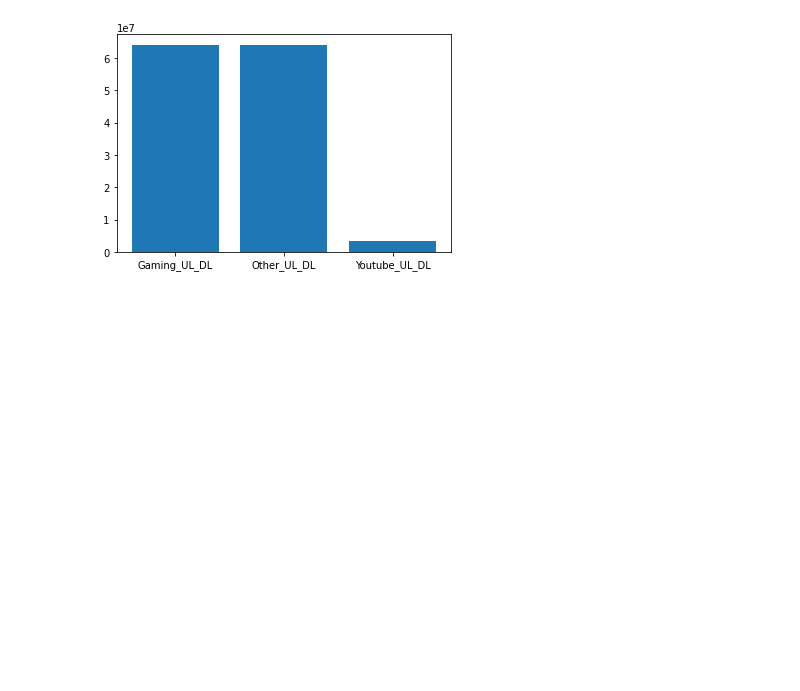
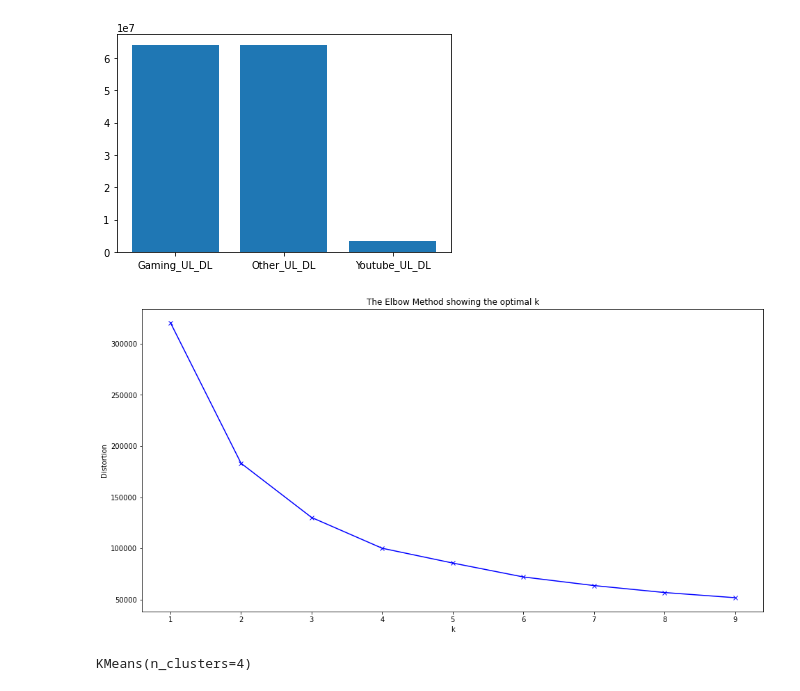
Before and after one commit to nebasam/Telecom_Data_Analysis, a Jupyter notebook: notebooks/TelecomDataAnalysis.ipynb, the cells around one changed output. Drawn from its saved outputs; the diff is of its cells as text; code cells hidden in the pictures; blank space fills up the shorter version.

Commit message:
gets the optimum value using elbow method

```diff
--- a/notebooks/TelecomDataAnalysis.ipynb
+++ b/notebooks/TelecomDataAnalysis.ipynb
@@ -811,3 +812,30 @@ plt.bar(applications.index,applications)
 plt.show()
 # %% [output]
 [figure]
+# %%
+# grouping users in k engagement clusters based on the engagement metrics:
+metrics = user_agg[['no_of_xdrsessions', 'Dur. (ms)', 'Total_UL_DL']]
+column =  ['no_of_xdrsessions', 'Dur. (ms)', 'Total_UL_DL']
+metrics[column] = StandardScaler().fit_transform(metrics[column])
+# running K-Means for a range of clusters using a for loop and collecting the distortions into a list.
+distortions = []
+K = range(1,10)
+for k in K:
+    kmeanModel = KMeans(n_clusters=k)
+    kmeanModel.fit(metrics[column])
+    distortions.append(kmeanModel.inertia_)
+# Plotting the distortions of K-Means
+plt.figure(figsize=(16,8))
+plt.plot(K, distortions, 'bx-')
+plt.xlabel('k')
+plt.ylabel('Distortion')
+plt.title('The Elbow Method showing the optimal k')
+plt.show()
+# %% [output]
+[figure, added]
+# %%
+# We can see from the figure that the “elbow” is the number 4 which is optimal for this case. Now we can run a K-Means using as n_clusters the number 4.
+kmeanModel = KMeans(n_clusters=4)
+kmeanModel.fit(metrics[column])
+# %% [output]
+KMeans(n_clusters=4)
```
Also changed, not shown: parts of 1 cell of this notebook.
